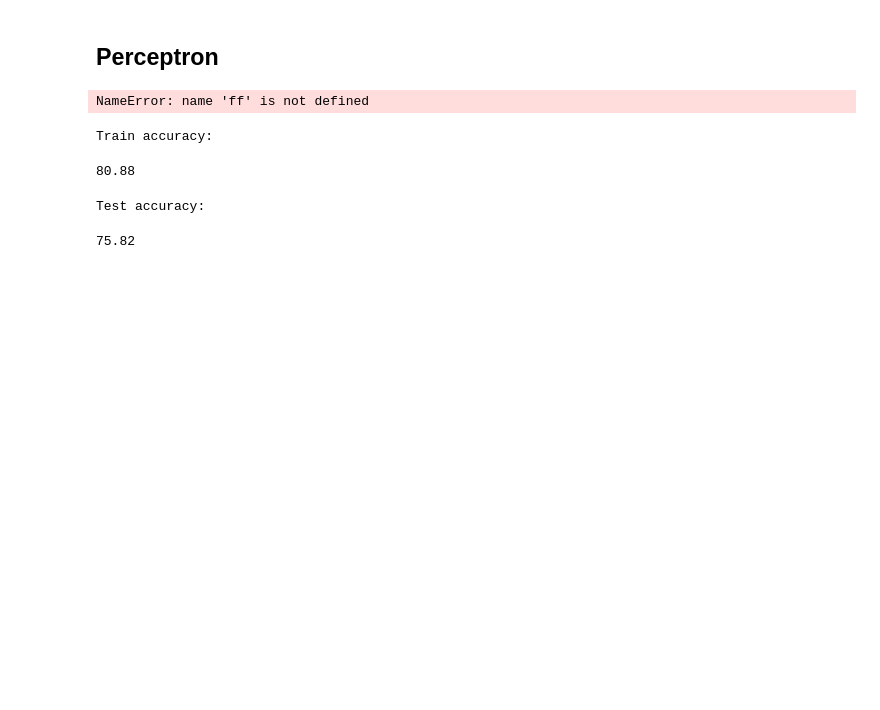
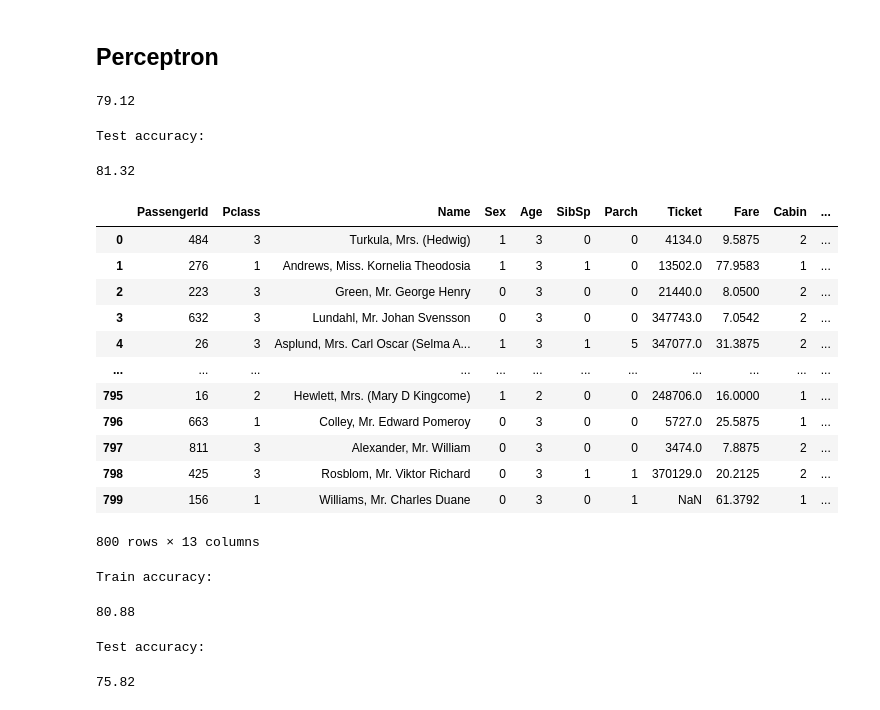
Before and after one commit to nahbos/Machine-Learning, a Jupyter notebook: ID3-Perceptron-Titanic.ipynb, the cells around one changed output. Cells and saved outputs as stored; diff of their text form; code cells hidden in the pictures; blank space fills up the shorter version.

```diff
--- a/ID3-Perceptron-Titanic.ipynb
+++ b/ID3-Perceptron-Titanic.ipynb
@@ -565,20 +632,37 @@ train.head()
 # %% [markdown]
 ## Perceptron
 # %%
-# perceptron = Perceptron(max_iter=6)
-# perceptron.fit(X_train, Y_train)
+perceptron = Perceptron(max_iter=6)
+perceptron.fit(X_train, Y_train)
 
-# Y_pred = perceptron.predict(X_test)
+Y_pred = perceptron.predict(X_test)
 
-# acc_perceptron = round(np.multiply(perceptron.score(X_train, Y_train), 100), 2)
-# acc_perceptron
+acc_perceptron = round(np.multiply(perceptron.score(X_train, Y_train), 100), 2)
+acc_perceptron
+# %% [output]
+79.12
 # %%
-# print("Test accuracy: ")
-# round(np.multiply(accuracy_score(test['Survived'] ,Y_pred), 100), 2)
+print("Test accuracy: ")
+round(np.multiply(accuracy_score(test['Survived'] ,Y_pred), 100), 2)
+# %% [output]
+Test accuracy:
+81.32
-# %%
-ff
-# %% [output]
-NameError: name 'ff' is not defined
+# %%
+train
+# %% [output]
+|  | PassengerId | Pclass | Name | Sex | Age | SibSp | Parch | Ticket | Fare | Cabin | ... |
+| 0 | 484 | 3 | Turkula, Mrs. (Hedwig) | 1 | 3 | 0 | 0 | 4134.0 | 9.5875 | 2 | ... |
+| 1 | 276 | 1 | Andrews, Miss. Kornelia Theodosia | 1 | 3 | 1 | 0 | 13502.0 | 77.9583 | 1 | ... |
+| 2 | 223 | 3 | Green, Mr. George Henry | 0 | 3 | 0 | 0 | 21440.0 | 8.0500 | 2 | ... |
+| 3 | 632 | 3 | Lundahl, Mr. Johan Svensson | 0 | 3 | 0 | 0 | 347743.0 | 7.0542 | 2 | ... |
+| 4 | 26 | 3 | Asplund, Mrs. Carl Oscar (Selma A... | 1 | 3 | 1 | 5 | 347077.0 | 31.3875 | 2 | ... |
+| ... | ... | ... | ... | ... | ... | ... | ... | ... | ... | ... | ... |
+| 795 | 16 | 2 | Hewlett, Mrs. (Mary D Kingcome) | 1 | 2 | 0 | 0 | 248706.0 | 16.0000 | 1 | ... |
+| 796 | 663 | 1 | Colley, Mr. Edward Pomeroy | 0 | 3 | 0 | 0 | 5727.0 | 25.5875 | 1 | ... |
+| 797 | 811 | 3 | Alexander, Mr. William | 0 | 3 | 0 | 0 | 3474.0 | 7.8875 | 2 | ... |
+| 798 | 425 | 3 | Rosblom, Mr. Viktor Richard | 0 | 3 | 1 | 1 | 370129.0 | 20.2125 | 2 | ... |
+| 799 | 156 | 1 | Williams, Mr. Charles Duane | 0 | 3 | 0 | 1 | NaN | 61.3792 | 1 | ... |
+800 rows × 13 columns
 # %%
 X_train = train[['Sex', 'Pclass', 'Age']]
 Y_train = train['Survived']
```
Also changed, not shown: parts of 22 cells of this notebook, 1 other file.
